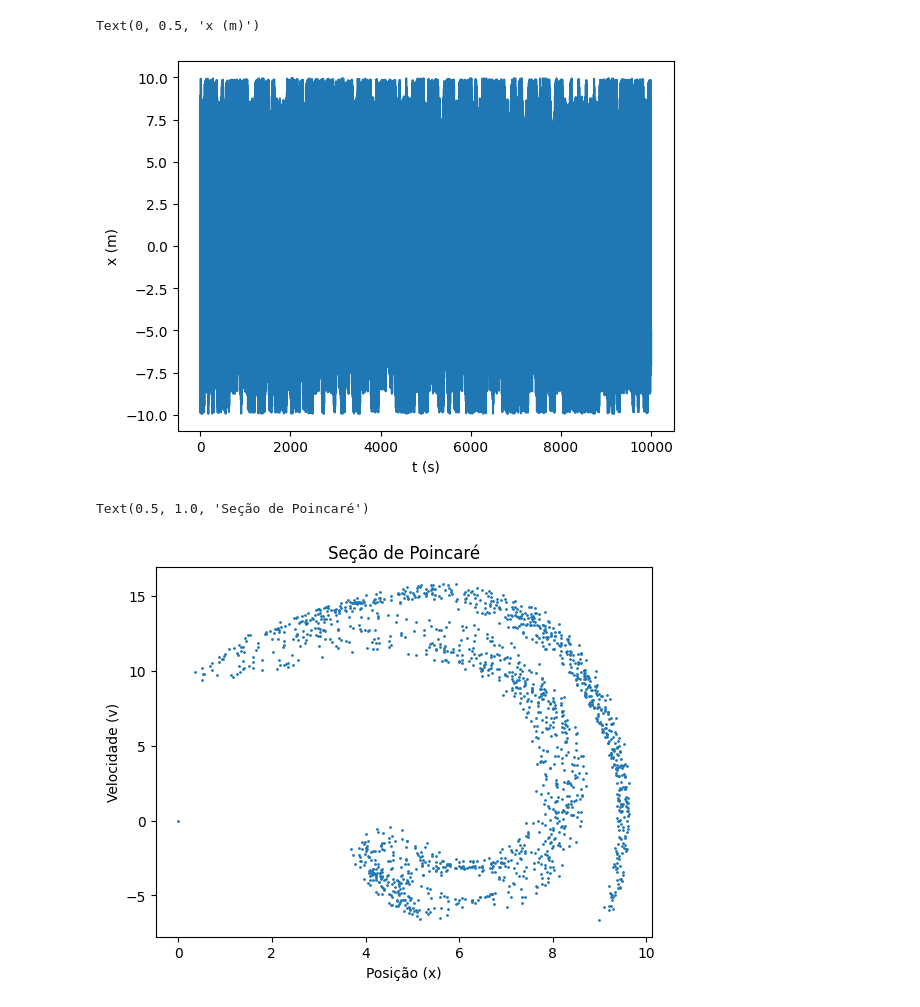
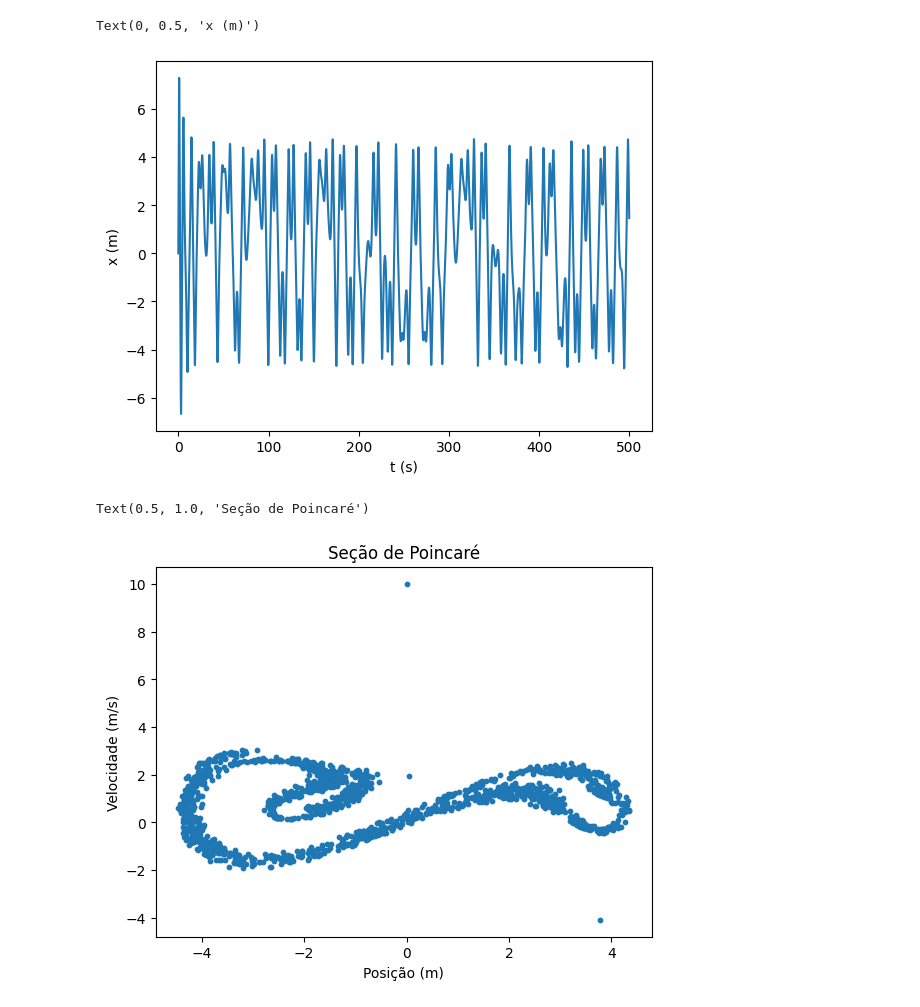
Before and after one commit to mickpires/Duffing-oscilator, a Jupyter notebook: duffing.ipynb, the cells around one changed output. Drawn from its saved outputs; the diff is of its cells as text; code cells hidden in the pictures.

```diff
--- a/duffing.ipynb
+++ b/duffing.ipynb
@@ -7,6 +21,6 @@ $$ \ddot{x} + r\dot{x} + \omega _o^2 x + \beta x^3 = f cos \omega t $$
 # %%
 def edo(t,y):
-    f = 17
+    f = 1
     w = 1
     r = 0.2
     v = y[0]
@@ -18,7 +32,7 @@ def edo(t,y):
 
     return [dvdt,dxdt]
 # %%
-condições_iniciais = [0,0] # velocidade e posição
+condições_iniciais = [10,0] # velocidade e posição
 t0 = 0
 tfinal = 10000
 incremento = 0.001
@@ -31,24 +45,28 @@ v = sol.y[0]
 # %%
 # estado de fase
 
-plt.plot(ts,x)
+frames = int(round(tfinal/incremento,0))
+Tespecifico = 500
+frames_especifico = int(round(frames*Tespecifico/tfinal,0))
+
+plt.plot(ts[:frames_especifico],x[:frames_especifico])
 plt.xlabel('t (s)')
 plt.ylabel('x (m)')
 # %% [output]
 Text(0, 0.5, 'x (m)')
-[figure, old version]
+[figure, new version]
 # %%
 #Poincaré
 
 T = 2 * np.pi  # Período do sistema
 indice_poincare = np.arange(0, len(ts), int(T / (ts[1] - ts[0])))
 plt.figure()
-plt.scatter(x[indice_poincare], v[indice_poincare], s=1)
-plt.xlabel('Posição (x)')
-plt.ylabel('Velocidade (v)')
+plt.scatter(x[indice_poincare], v[indice_poincare], s=10)
+plt.xlabel('Posição (m)')
+plt.ylabel('Velocidade (m/s)')
 plt.title('Seção de Poincaré')
 # %% [output]
 Text(0.5, 1.0, 'Seção de Poincaré')
-[figure, old version]
+[figure, new version]
 # %%
 #diagrama de fases
```
Also changed, not shown: parts of 3 cells of this notebook, 1 other file.
